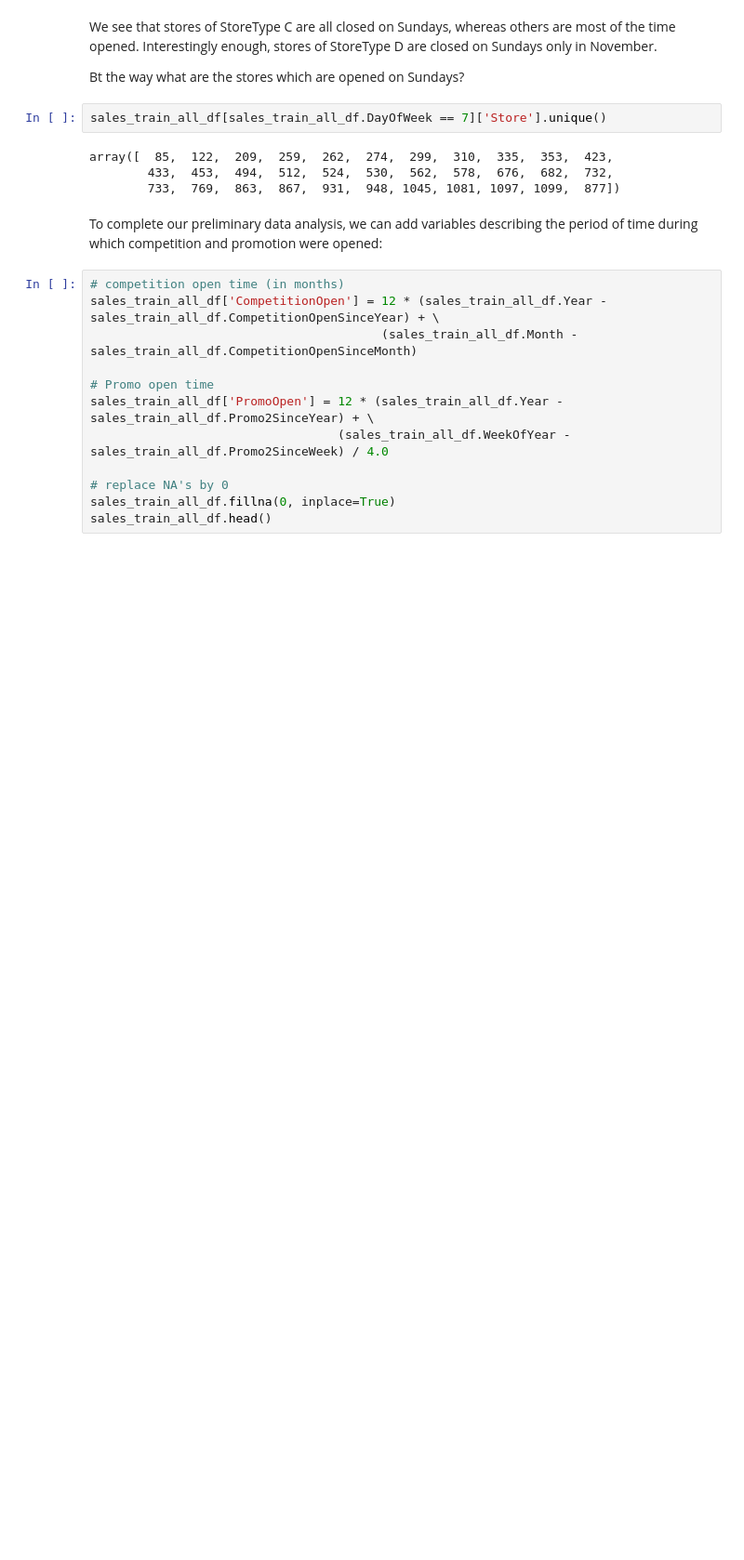
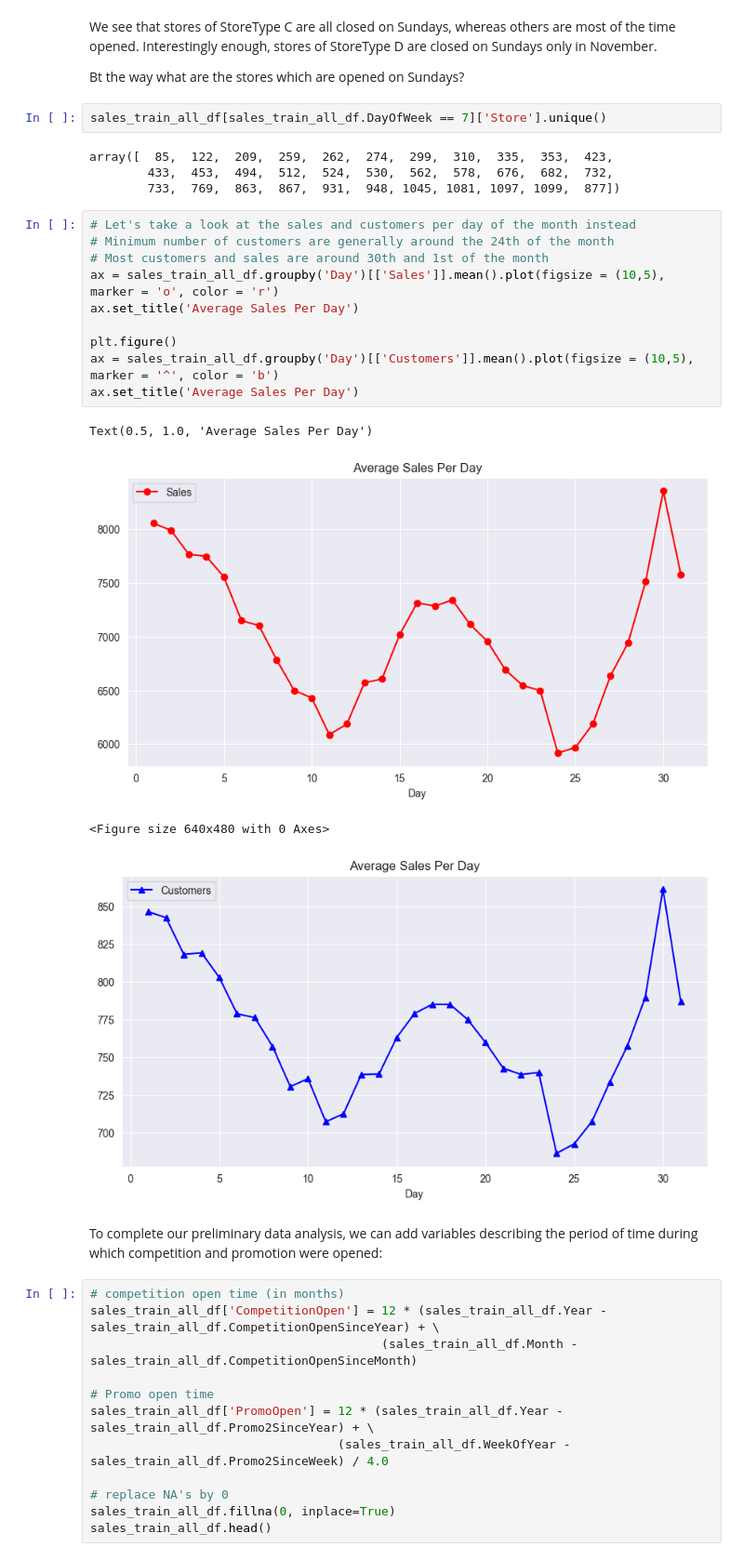
Before and after one commit to ToanNV/bps-asm, a Jupyter notebook: asm2/rossmann_store_sales_data_analysis.ipynb, the cells around one changed output. Shown at 93% size. Saved outputs shown, nothing was run; the diff lists cells and outputs as text; blank space fills up the shorter version.

```diff
--- a/asm2/rossmann_store_sales_data_analysis.ipynb
+++ b/asm2/rossmann_store_sales_data_analysis.ipynb
@@ -464,6 +499,21 @@ sales_train_all_df[sales_train_all_df.DayOfWeek == 7]['Store'].unique()
 array([  85,  122,  209,  259,  262,  274,  299,  310,  335,  353,  423,
         433,  453,  494,  512,  524,  530,  562,  578,  676,  682,  732,
         733,  769,  863,  867,  931,  948, 1045, 1081, 1097, 1099,  877])
+# %%
+# Let's take a look at the sales and customers per day of the month instead
+# Minimum number of customers are generally around the 24th of the month
+# Most customers and sales are around 30th and 1st of the month
+ax = sales_train_all_df.groupby('Day')[['Sales']].mean().plot(figsize = (10,5), marker = 'o', color = 'r')
+ax.set_title('Average Sales Per Day')
+
+plt.figure()
+ax = sales_train_all_df.groupby('Day')[['Customers']].mean().plot(figsize = (10,5), marker = '^', color = 'b')
+ax.set_title('Average Sales Per Day')
+# %% [output]
+Text(0.5, 1.0, 'Average Sales Per Day')
+[figure, added]
+<Figure size 640x480 with 0 Axes>
+[figure, added]
 # %% [markdown]
 To complete our preliminary data analysis, we can add variables describing the period of time during which competition and promotion were opened:
 # %%
```
Also changed, not shown: parts of 14 cells of this notebook, 1 other file.
